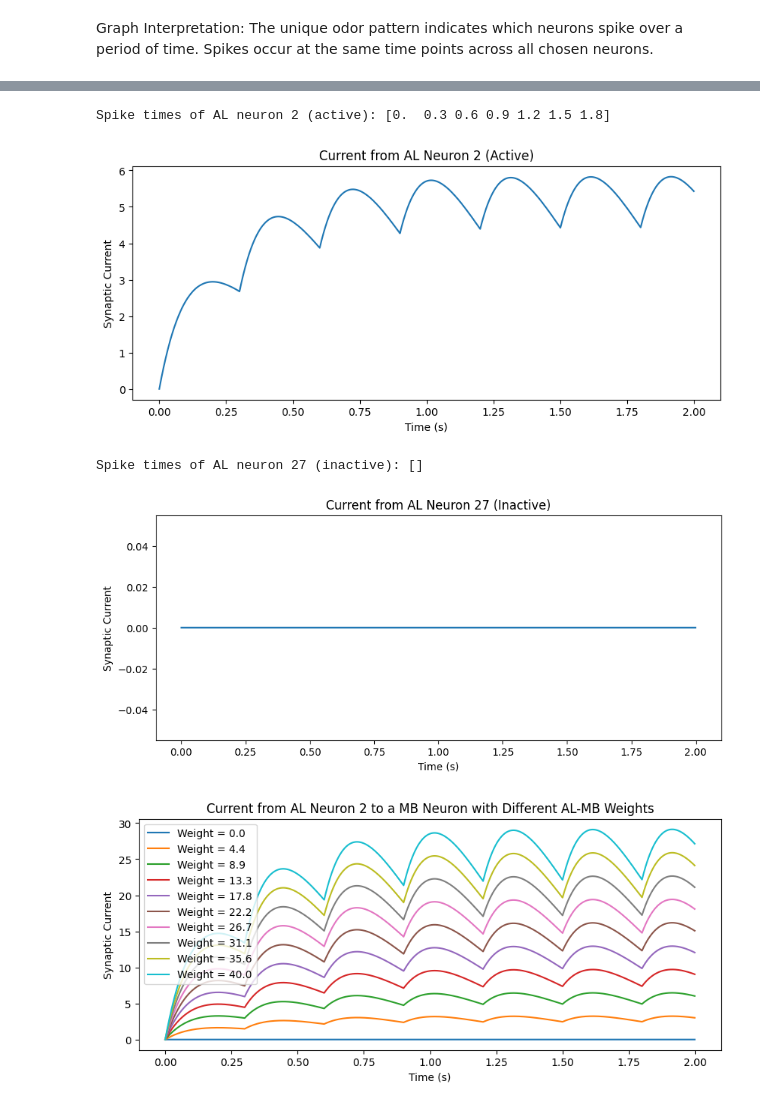
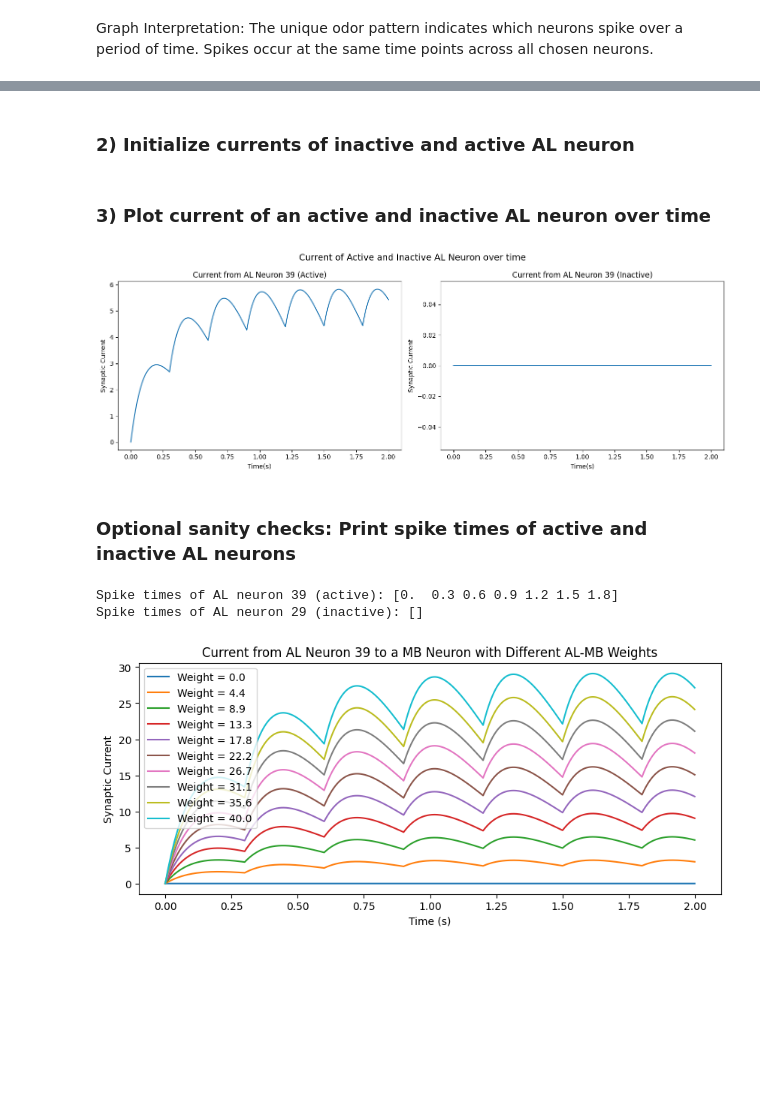
Before and after one commit to laurdang/NE593-Final-Project, a Jupyter notebook: model_with_LIF.ipynb, the cells around one changed output, grey strips where cells are left out. Drawn from its saved outputs; the diff is of its cells as text; code cells hidden in the pictures; blank space fills up the shorter version.

Commit message:
Reorganized folders, commented everything, added weight diagrams & information

```diff
--- a/model_with_LIF.ipynb
+++ b/model_with_LIF.ipynb
@@ -14,6 +17,7 @@ N_AL = 50              # Number of Antennal Lobes
 N_ODOR_ACTIVE = 20     # Number of AL neurons each odor activates
 N_MB = 2000            # Number of Mushroom Body neurons
 N_OUTPUT = 1           # A single output neuron for avoidance decision
+rng = np.random.default_rng(seed=123) # Creates a random number generator, seed included for reproducibility, set to None for a truly random simulation
 
 # Initialize empty arrays
 #output_history = []
@@ -25,5 +27,5 @@ The history saving thread hit an unexpected error (OperationalError('attempt to
 # %%
-def make_odor(N_AL, N_ODOR_ACTIVE, seed=None):
+def make_odor(N_AL, N_ODOR_ACTIVE, rng):
     """
     Return a unique odor pattern of length n_al with n_odor_active neurons set to 1.
 
@@ -35,7 +37,6 @@ def make_odor(N_AL, N_ODOR_ACTIVE, seed=None):
     Returns:
         odor: A binary np.array of length N_AL, with N_ODOR_ACTIVE entries set to 1 representing a single odor pattern
     """
-    rng = np.random.default_rng(seed) # Creates a random number generator
     odor = np.zeros(N_AL)             # Odor is initialized as an array of zeros of a length of the number of AL neurons.
     # Randomly picks some n_odor_active number to be active in the range of N_AL
     # e.g. 20 random (N_ODOR_ACTIVE) indices from range N_AL (1-50) are chosen to be active.
@@ -56,7 +54,7 @@ def generate_AL_spikes(odor, t, dt, spike_interval = 300):
         odor: A binary np.array of length_AL
         t: An np.array of time in seconds
         dt: A float representing the timesteps in seconds
-        spike_interval: An integer representing the number of timesteps between spikes
+        spike_interval: An integer representing the number of timesteps between spikes (eg. 300 steps is a 2s trace)
 
     Returns:
         AL_spikes: A list of N_AL arrays, each entry containing spike times in seconds. Inactive neurons have an empty array.
@@ -75,7 +73,7 @@ def generate_AL_spikes(odor, t, dt, spike_interval = 300):
 # %%
 # Intializing odor & AL_spike pattern
 # Odor
-odor = make_odor(N_AL, N_ODOR_ACTIVE, seed=42)
+odor = make_odor(N_AL, N_ODOR_ACTIVE, rng)
 
 # AL_spike pattern
 dt = 0.001                  # Timestep in seconds
@@ -152 +169,3 @@ def alpha_current(t, spike_times, weight, tau):
     return I
+# %% [markdown]
+### 2) Initialize currents of inactive and active AL neuron
@@ -152,0 +179,30 @@ def alpha_current(t, spike_times, weight, tau):
+# %% [markdown]
+### 3) Plot current of an active and inactive AL neuron over time
+# %%
+fig, axes = plt.subplots(1, 2, figsize=(14, 5)) # plots
+
+# Left plot: Active
+axes[0].plot(t,I_AL_neuron_active)
+axes[0].set_xlabel('Time(s)')
+axes[0].set_ylabel('Synaptic Current')
+axes[0].set_title(f"Current from AL Neuron {active_AL_neuron_index} (Active)")
+
+# Right plot: Inactive
+axes[1].plot(t,I_AL_neuron_inactive)
+axes[1].set_xlabel('Time(s)')
+axes[1].set_ylabel('Synaptic Current')
+axes[1].set_title(f"Current from AL Neuron {active_AL_neuron_index} (Inactive)")
+
+plt.suptitle('Current of Active and Inactive AL Neuron over time', fontsize=14)
+plt.tight_layout()
+plt.show()
+# %% [output]
+[figure, added]
+# %% [markdown]
+### Optional sanity checks: Print spike times of active and inactive AL neurons
+# %%
+print(f"Spike times of AL neuron {active_AL_neuron_index} (active): {AL_spikes[active_AL_neuron_index]}")
+print(f"Spike times of AL neuron {inactive_AL_neuron_index} (inactive): {AL_spikes[inactive_AL_neuron_index]}")
+# %% [output]
+Spike times of AL neuron 39 (active): [0.  0.3 0.6 0.9 1.2 1.5 1.8]
+Spike times of AL neuron 29 (inactive): []
@@ -153,52 +211,15 @@ def alpha_current(t, spike_times, weight, tau):
 # %%
-# --- CONFIRMATION TEST: Plot the current generated by active and inactive AL neurons ---
-
-# Current from active AL neuron
-I_target = 18 # Approx. target current from each activated AL neuron
-test_weight = 8
-
-active_AL_neuron_index = np.random.choice(np.where(odor == 1)[0])  # Index of an active AL neuron (from the odor pattern)
-inactive_AL_neuron_index = np.random.choice(np.where(odor == 0)[0])  # Index of an inactive AL neuron (from the odor pattern)
-
-# Current from active AL neuron
-print(f"Spike times of AL neuron {active_AL_neuron_index} (active): {AL_spikes[active_AL_neuron_index]}")
-I_AL_neuron_active = alpha_current(t, AL_spikes[active_AL_neuron_index], test_weight, 0.2)
-plt.figure(figsize=(10, 4))
-plt.plot(t, I_AL_neuron_active)
-plt.xlabel('Time (s)')
-plt.ylabel('Synaptic Current')
-plt.title(f"Current from AL Neuron {active_AL_neuron_index} (Active)")
-plt.show()
-
-# Current from inactive AL neuron
-print(f"Spike times of AL neuron {inactive_AL_neuron_index} (inactive): {AL_spikes[inactive_AL_neuron_index]}")
-I_AL_neuron_inactive = alpha_current(t, AL_spikes[inactive_AL_neuron_index], test_weight, 0.2)
-plt.figure(figsize=(10, 4))
-plt.plot(t, I_AL_neuron_inactive)
-plt.xlabel('Time (s)')
-plt.ylabel('Synaptic Current')
-plt.title(f"Current from AL Neuron {inactive_AL_neuron_index} (Inactive)")
-plt.show()
-
-# --- TESTING: Current from active AL neuron with different weights ---
-# Testing different weight values for the same active AL neuron
 weights_to_test = np.linspace(0, 40, 10)  # Test weights from 1 to 40
 
 # Generate currents with different weights for the same active AL neuron
 plt.figure(figsize=(10, 4))
 for n, w in enumerate(weights_to_test):
     I_AL_neuron_active = alpha_current(t, AL_spikes[active_AL_neuron_index], w, 0.2)
     plt.plot(t, I_AL_neuron_active, label=f'Weight = {w:.1f}')
-
-
 plt.xlabel('Time (s)')
 plt.ylabel('Synaptic Current')
 plt.title('Current from AL Neuron ' + str(active_AL_neuron_index) +  ' to a MB Neuron with Different AL-MB Weights')
 plt.legend()
 plt.show()
 # %% [output]
-Spike times of AL neuron 2 (active): [0.  0.3 0.6 0.9 1.2 1.5 1.8]
-[figure, old version]
+[figure, new version]
-Spike times of AL neuron 27 (inactive): []
-[figure, removed]
-[figure, removed]
```
Also changed, not shown: parts of 34 cells of this notebook, 4 other files.
